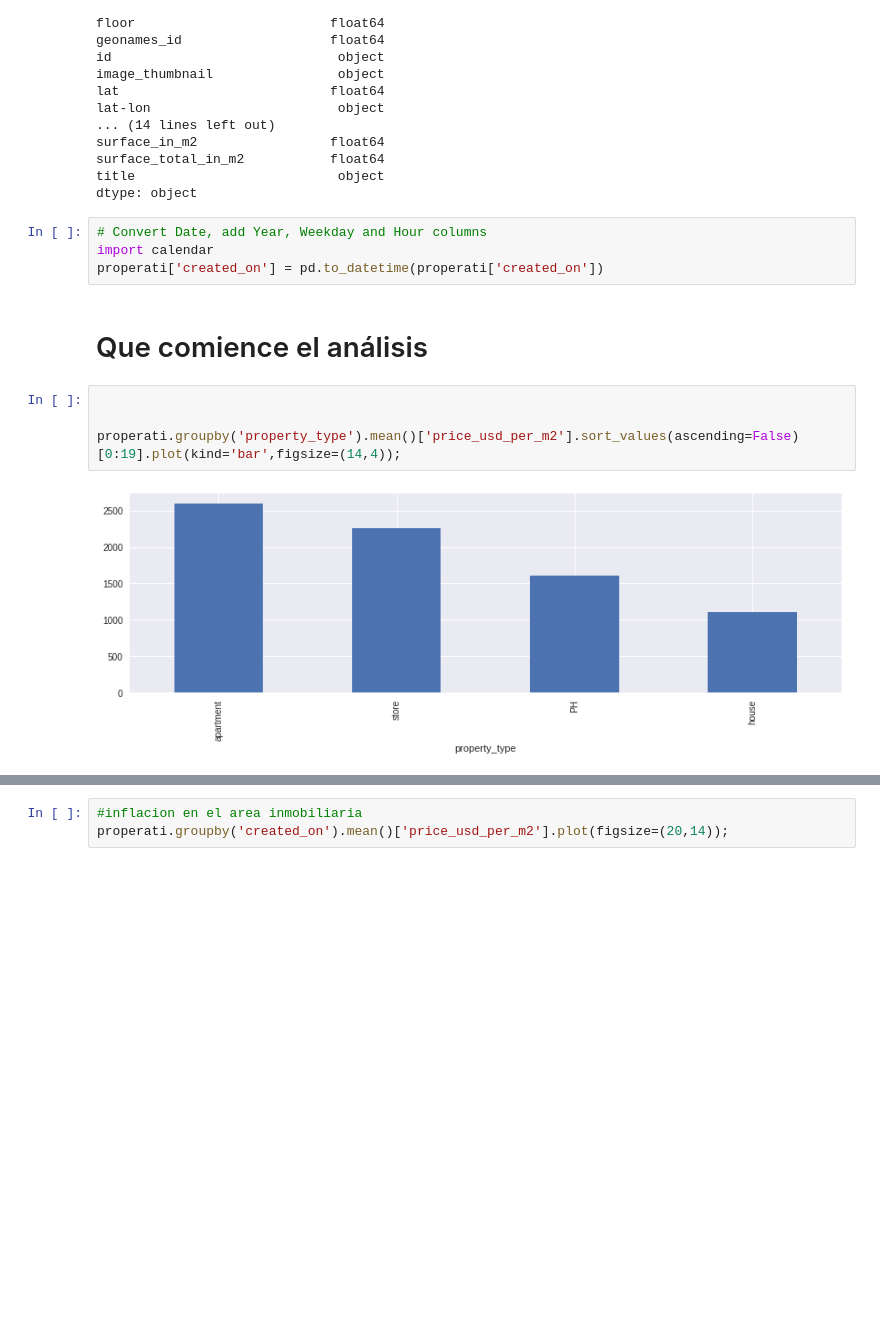
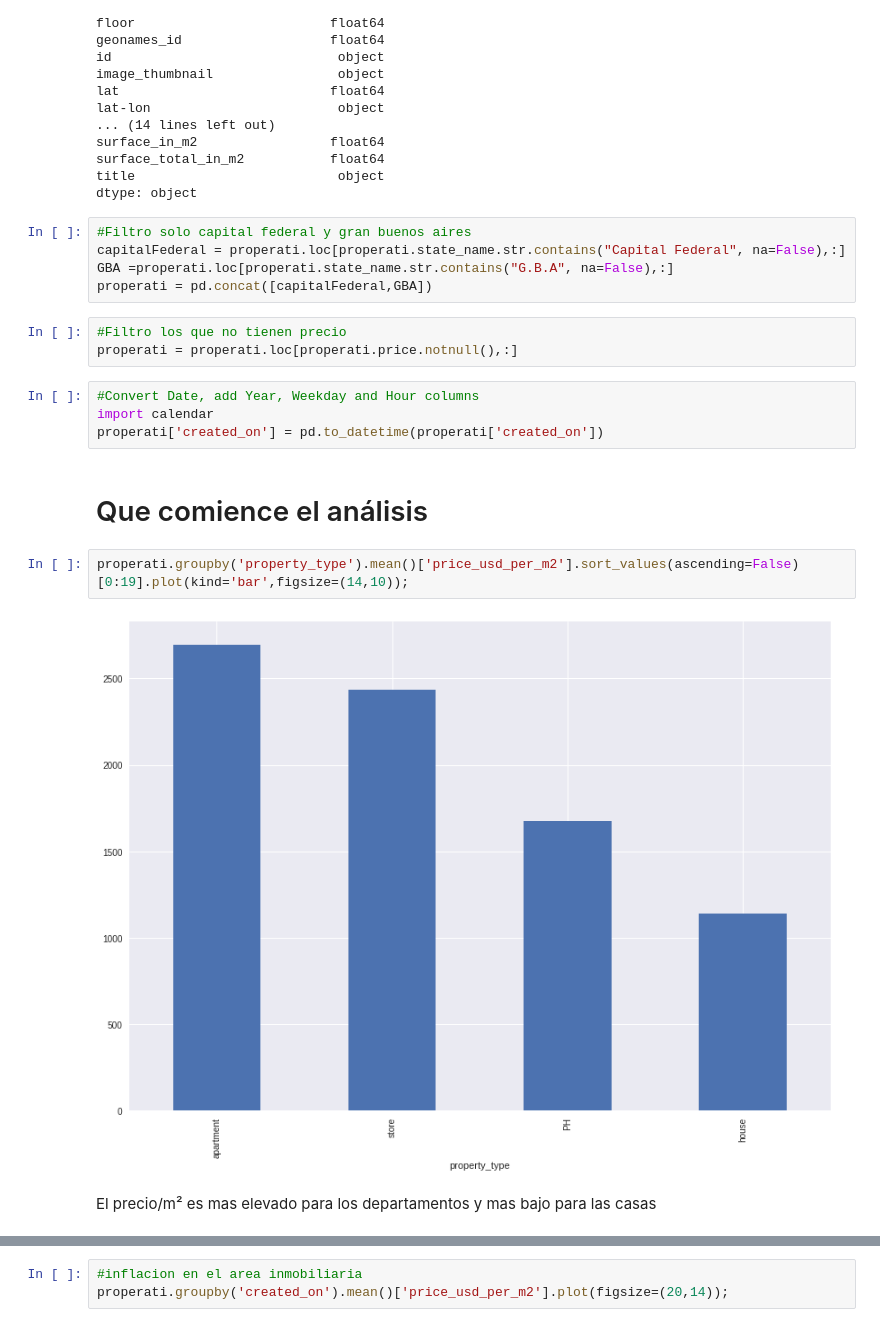
Before and after one commit to jazminferreiro-zz/orgaTP1, a Jupyter notebook: Analisis exploratorio Properati .ipynb, the cells around one changed output, grey strips where cells are left out. Cells and saved outputs as stored; diff of their text form; blank space fills up the shorter version.

```diff
--- a/Analisis exploratorio Properati .ipynb
+++ b/Analisis exploratorio Properati .ipynb
@@ -194,18 +194,26 @@ surface_in_m2                 float64
 surface_total_in_m2           float64
 title                          object
 dtype: object
+# %%
+#Filtro solo capital federal y gran buenos aires
+capitalFederal = properati.loc[properati.state_name.str.contains("Capital Federal", na=False),:]
+GBA =properati.loc[properati.state_name.str.contains("G.B.A", na=False),:]
+properati = pd.concat([capitalFederal,GBA])
+# %%
+#Filtro los que no tienen precio
+properati = properati.loc[properati.price.notnull(),:]
 # %%
-# Convert Date, add Year, Weekday and Hour columns
+#Convert Date, add Year, Weekday and Hour columns
 import calendar
 properati['created_on'] = pd.to_datetime(properati['created_on'])
 # %% [markdown]
 # Que comience el análisis
 # %%
-
-
-properati.groupby('property_type').mean()['price_usd_per_m2'].sort_values(ascending=False)[0:19].plot(kind='bar',figsize=(14,4));
+properati.groupby('property_type').mean()['price_usd_per_m2'].sort_values(ascending=False)[0:19].plot(kind='bar',figsize=(14,10));
 # %% [output]
-[figure, old version]
+[figure, new version]
+# %% [markdown]
+El precio/m² es mas elevado para los departamentos y mas bajo para las casas
 # %%
 properati.groupby('state_name').mean()['price_usd_per_m2'].sort_values(ascending=False)[0:19].plot(kind='bar',figsize=(14,4));
 # %% [output]
```
Also changed, not shown: parts of 5 cells of this notebook.
